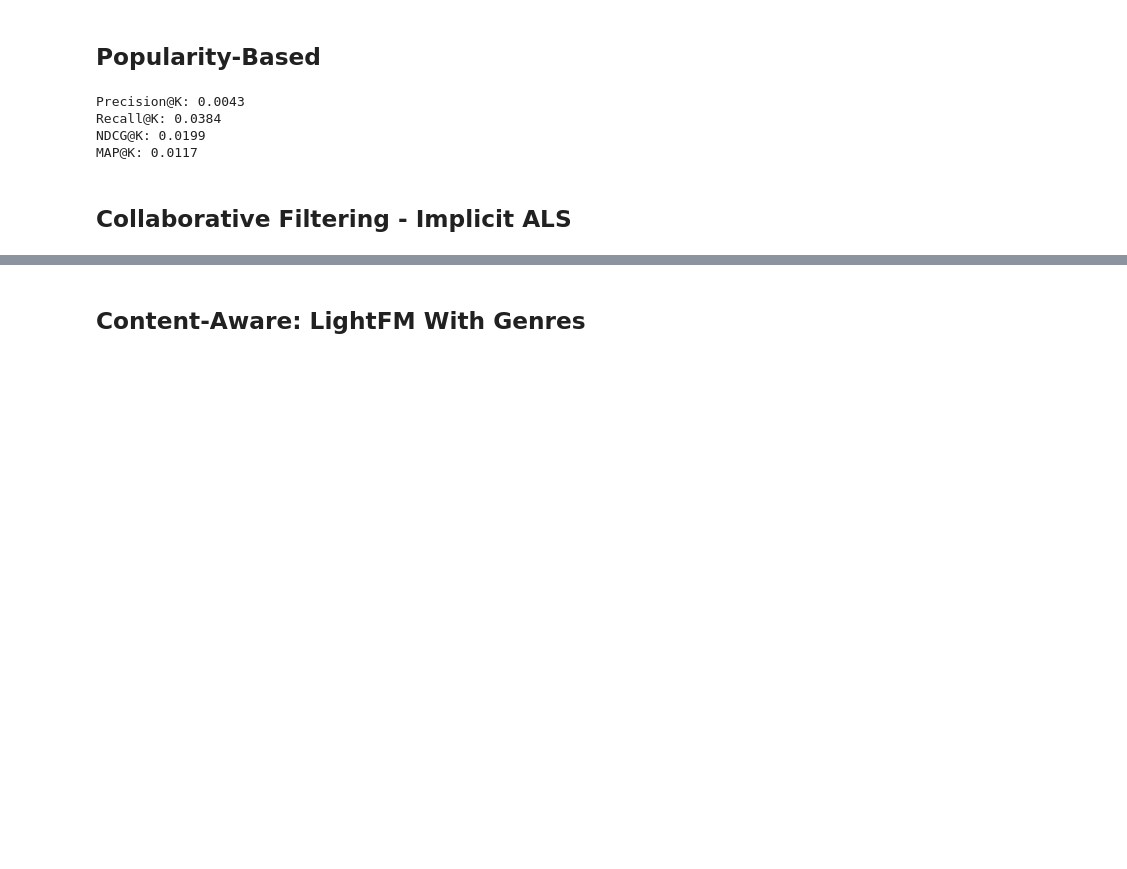
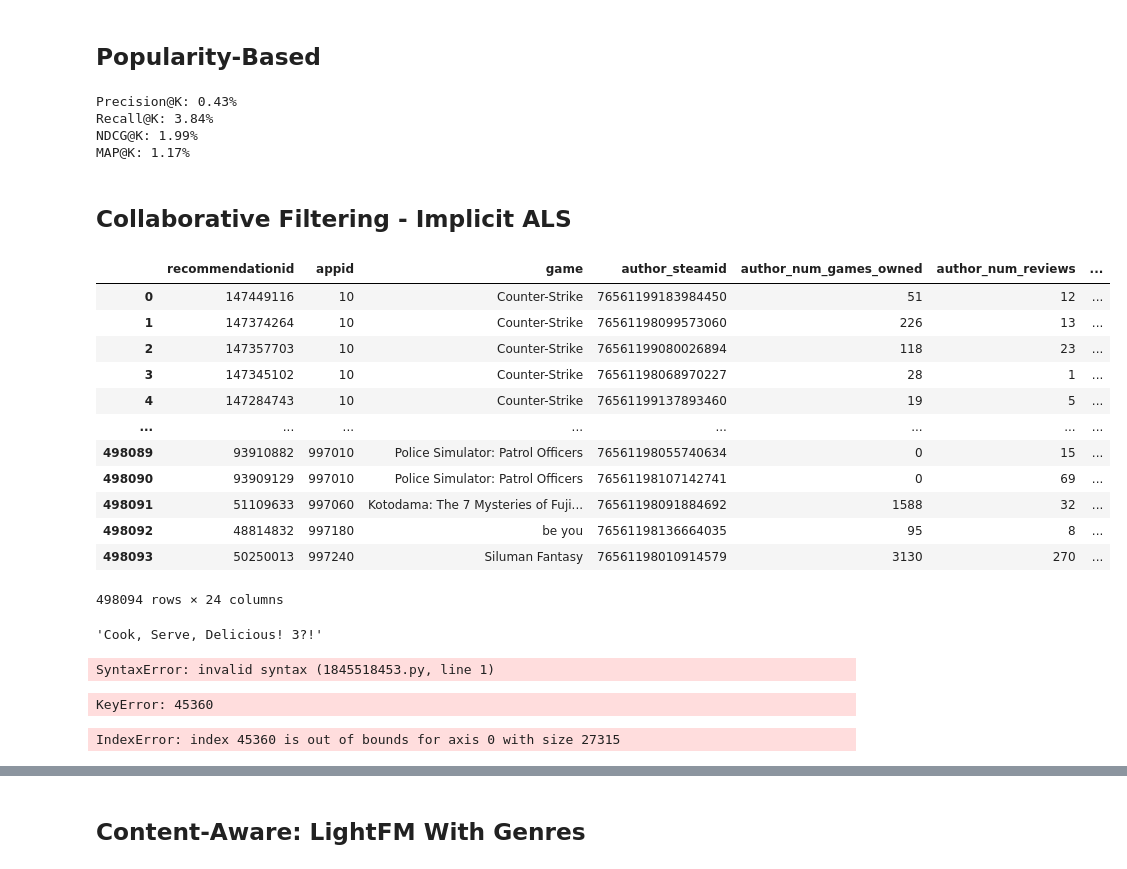
Before and after one commit to BluffSet7340/recomm_sys_project, a Jupyter notebook: taufiq/experiments.ipynb, the cells around one changed output, grey strips where cells are left out. Drawn from its saved outputs; the diff is of its cells as text; code cells hidden in the pictures; blank space fills up the shorter version.

```diff
--- a/taufiq/experiments.ipynb
+++ b/taufiq/experiments.ipynb
@@ -35,21 +35,24 @@ with open('combined_df.json', 'r') as f:
     sample_data = [json.loads(line) for line in f]
 # %%
 # Extract valid appids from the sample file
-valid_appids = {entry['appid'] for entry in sample_data}
+# valid_appids = {entry['appid'] for entry in sample_data}
 
-# Filter df based on appids in the sample
-df = df[df['appid'].isin(valid_appids)]
+# Keep original dataframe to preserve all game name mappings
+df_all = df.copy()
 
-# Continue processing
-df_games = df[['appid', 'game']]
-df_games = df_games.drop_duplicates(subset='appid')
+# Filter df based on appids in the sample (for training)
+# df = df[df['appid'].isin(valid_appids)]
 
+# Build appid-to-game mapping from the full data to avoid KeyErrors later
+df_games = df_all[['appid', 'game']].dropna().drop_duplicates(subset='appid')
 appid2game = df_games.set_index('appid')['game'].to_dict()
 game2appid = df_games.set_index('game')['appid'].to_dict()
+# del df_games
 
-del df_games
 
-df = df[['appid', 'author_steamid', 'voted_up']]
+
+# Keep only the relevant columns for ALS input
+# df = df[['appid', 'author_steamid', 'voted_up']]
 # %%
 appid2genres = {entry['appid']: entry['genre'] for entry in sample_data}
 # %%
@@ -215,13 +228,13 @@ def recommend_popular(user_id):
 # %%
-results = evaluate(test_data, recommend_popular, k=10)
+results = evaluate(test_df, recommend_popular, k=10)
 
 for metric, value in results.items():
-    print(f"{metric}: {value:.4f}")
+    print(f"{metric}: {value * 100:.2f}%")
 # %% [output]
-Precision@K: 0.0043
-Recall@K: 0.0384
-NDCG@K: 0.0199
-MAP@K: 0.0117
+Precision@K: 0.43%
+Recall@K: 3.84%
+NDCG@K: 1.99%
+MAP@K: 1.17%
 # %% [markdown]
 ## Collaborative Filtering - Implicit ALS
 # %%
@@ -251,0 +243,32 @@ train_loo_df, test_loo_df = leave_one_out_split(df_pos, seed=42)
+# %%
+df
+# %% [output]
+|  | recommendationid | appid | game | author_steamid | author_num_games_owned | author_num_reviews | ... |
+| 0 | 147449116 | 10 | Counter-Strike | 76561199183984450 | 51 | 12 | ... |
+| 1 | 147374264 | 10 | Counter-Strike | 76561198099573060 | 226 | 13 | ... |
+| 2 | 147357703 | 10 | Counter-Strike | 76561199080026894 | 118 | 23 | ... |
+| 3 | 147345102 | 10 | Counter-Strike | 76561198068970227 | 28 | 1 | ... |
+| 4 | 147284743 | 10 | Counter-Strike | 76561199137893460 | 19 | 5 | ... |
+| ... | ... | ... | ... | ... | ... | ... | ... |
+| 498089 | 93910882 | 997010 | Police Simulator: Patrol Officers | 76561198055740634 | 0 | 15 | ... |
+| 498090 | 93909129 | 997010 | Police Simulator: Patrol Officers | 76561198107142741 | 0 | 69 | ... |
+| 498091 | 51109633 | 997060 | Kotodama: The 7 Mysteries of Fuji... | 76561198091884692 | 1588 | 32 | ... |
+| 498092 | 48814832 | 997180 | be you | 76561198136664035 | 95 | 8 | ... |
+| 498093 | 50250013 | 997240 | Siluman Fantasy | 76561198010914579 | 3130 | 270 | ... |
+498094 rows × 24 columns
+# %%
+appid2game[item_ids_inv[3]]
+# %% [output]
+'Cook, Serve, Delicious! 3?!'
+# %%
+appid2game[]
+# %% [output]
+SyntaxError: invalid syntax (1845518453.py, line 1)
+# %%
+item_ids_inv[45360]
+# %% [output]
+KeyError: 45360
+# %%
+all_items[45360]
+# %% [output]
+IndexError: index 45360 is out of bounds for axis 0 with size 27315
```
Also changed, not shown: parts of 34 cells of this notebook, 1 other file.
